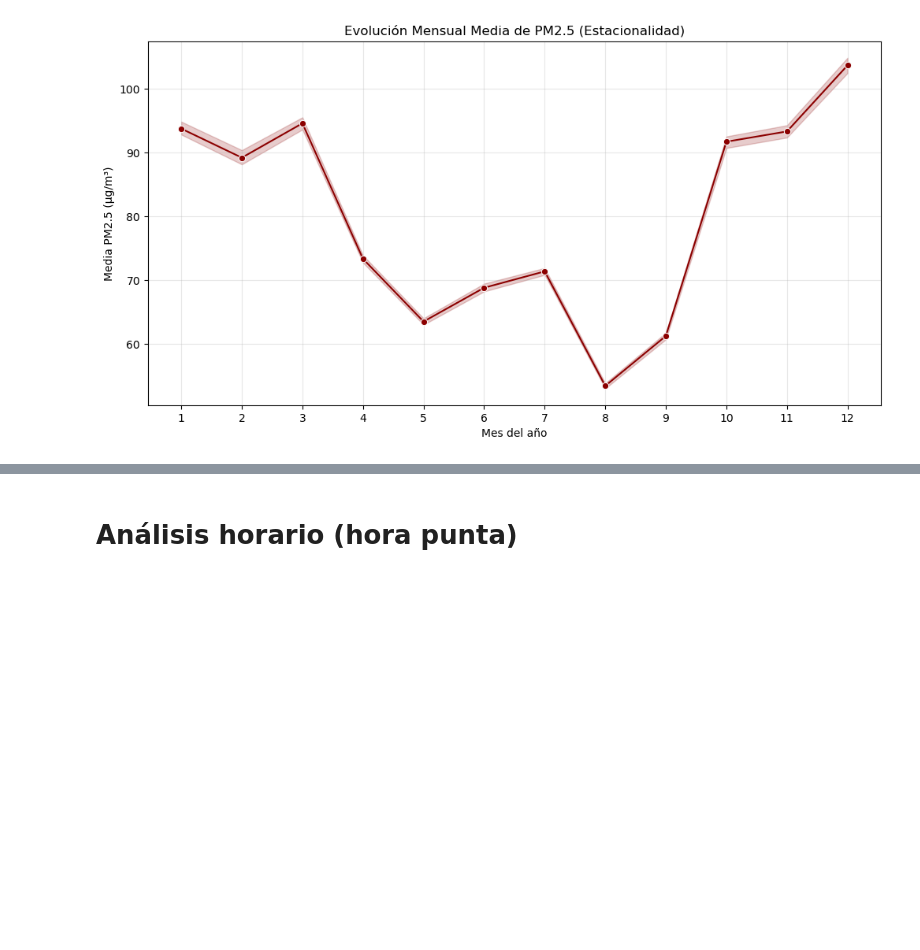
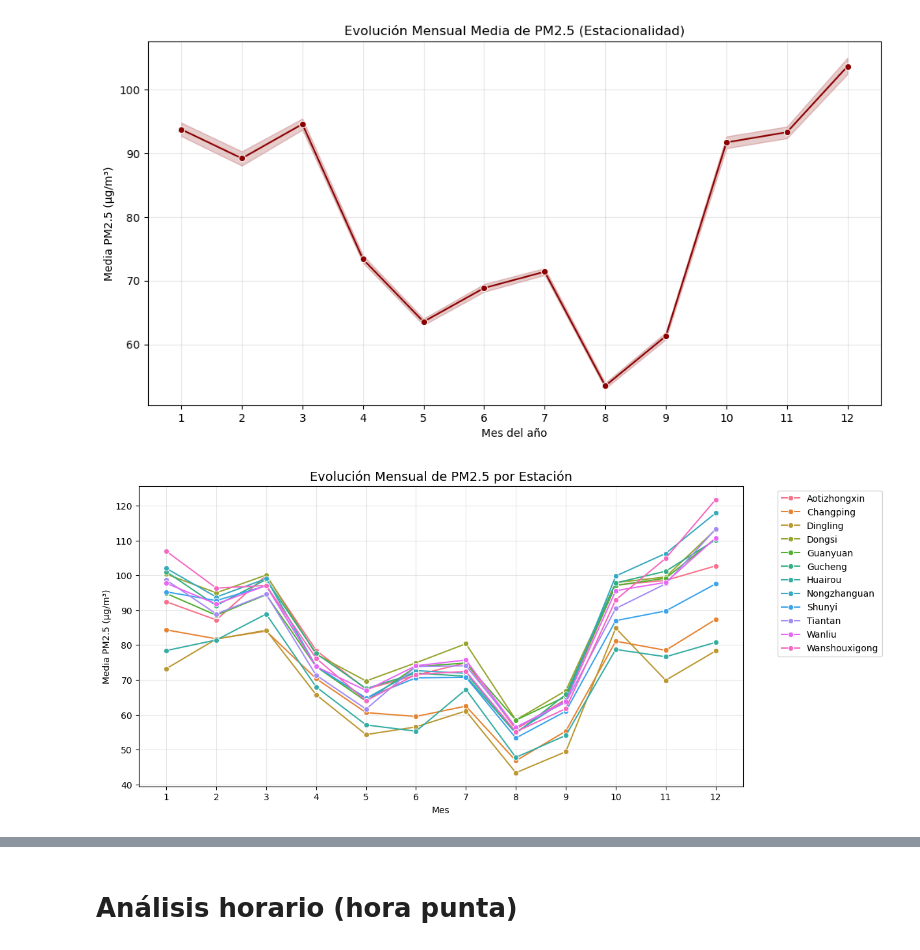
Before and after one commit to Antonio6709/beijing-air-quality, a Jupyter notebook: notebooks/02_eda_y_visualizacion.ipynb, the cells around one changed output, grey strips where cells are left out. Cells and saved outputs as stored; diff of their text form; code cells hidden in the pictures; blank space fills up the shorter version.

```diff
--- a/notebooks/02_eda_y_visualizacion.ipynb
+++ b/notebooks/02_eda_y_visualizacion.ipynb
@@ -58,3 +102,27 @@ plt.savefig(os.path.join(ruta_reports, '02_estacionalidad_mensual.png'), bbox_in
 plt.show()
 # %% [output]
 [figure]
+# %%
+# 1. PREPARACIÓN: Replicamos la lógica de SQL (Agrupar por mes y estación)
+# Creamos la variable 'estacionalidad' que el gráfico necesita
+estacionalidad = df.groupby([df.index.month, 'station'])['PM2.5'].mean().reset_index()
+estacionalidad.columns = ['month', 'station', 'avg_pm25']
+
+# 2. GRÁFICO
+plt.figure(figsize=(12, 6))
+
+# Corregido: data=estacionalidad (sin comillas)
+sns.lineplot(data=estacionalidad, x='month', y='avg_pm25', hue='station', marker='o')
+
+plt.title('Evolución Mensual de PM2.5 por Estación', fontsize=14)
+
+# Corregido: Usamos el símbolo unicode µ directamente para evitar errores de escape
+plt.ylabel('Media PM2.5 (µg/m³)')
+
+plt.xlabel('Mes')
+plt.xticks(range(1, 13)) # Aseguramos que salgan los 12 meses
+plt.grid(True, alpha=0.3)
+plt.legend(bbox_to_anchor=(1.05, 1), loc='upper left') # Movemos la leyenda fuera para que no moleste
+plt.show()
+# %% [output]
+[figure, added]
```
Also changed, not shown: parts of 10 cells of this notebook, 6 other files.
